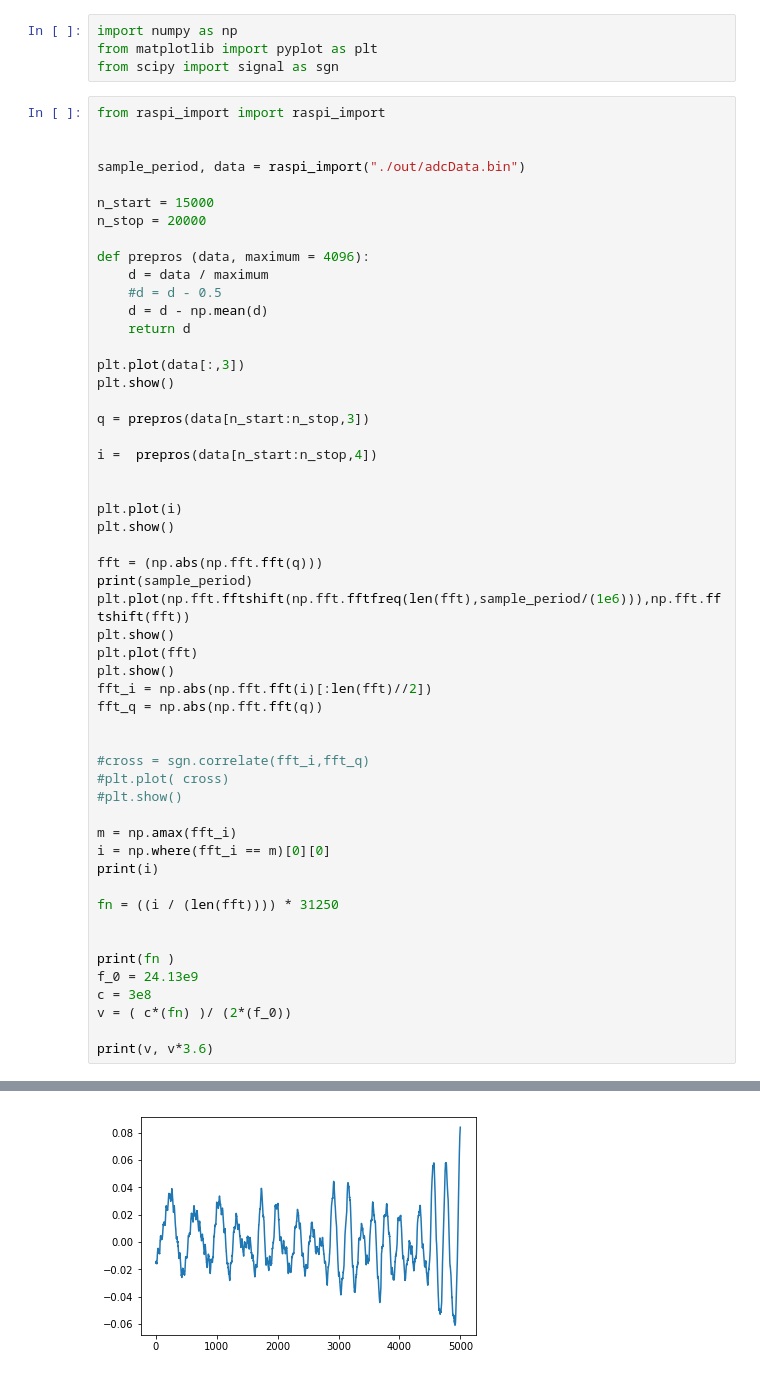
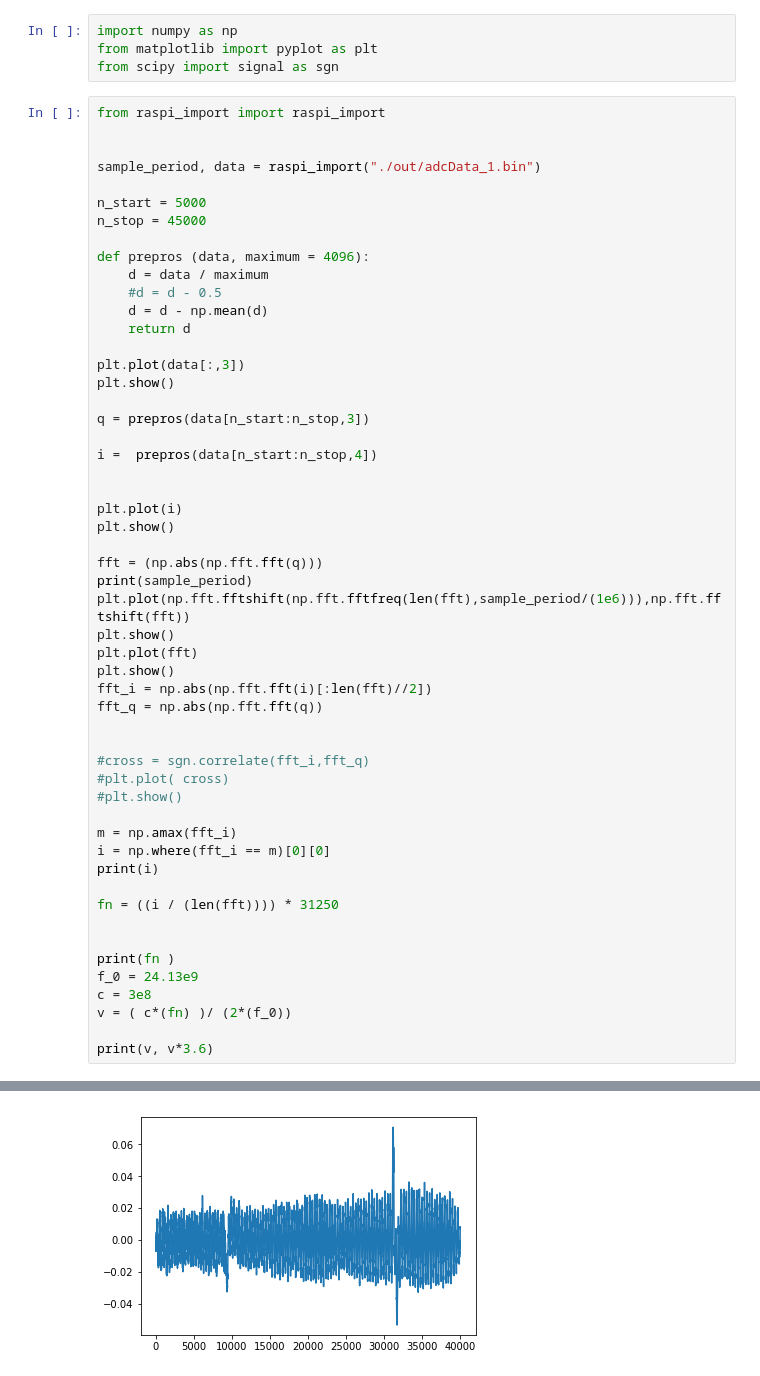
Before and after one commit to dritory/Sensorlab, a Jupyter notebook: Lab 3.ipynb, the cells around one changed output, grey strips where cells are left out. Saved outputs shown, nothing was run; the diff lists cells and outputs as text.

```diff
--- a/Lab 3.ipynb
+++ b/Lab 3.ipynb
@@ -6,10 +6,10 @@ from scipy import signal as sgn
 from raspi_import import raspi_import
 
 
-sample_period, data = raspi_import("./out/adcData.bin")
+sample_period, data = raspi_import("./out/adcData_1.bin")
 
-n_start = 15000
-n_stop = 20000
+n_start = 5000
+n_stop = 45000
 
 def prepros (data, maximum = 4096):
     d = data / maximum
@@ -60,2 +60,2 @@ print(v, v*3.6)
-[figure, old version]
+[figure, new version]
 32.0
```
Also changed, not shown: parts of 10 cells of this notebook, 8 other files.
